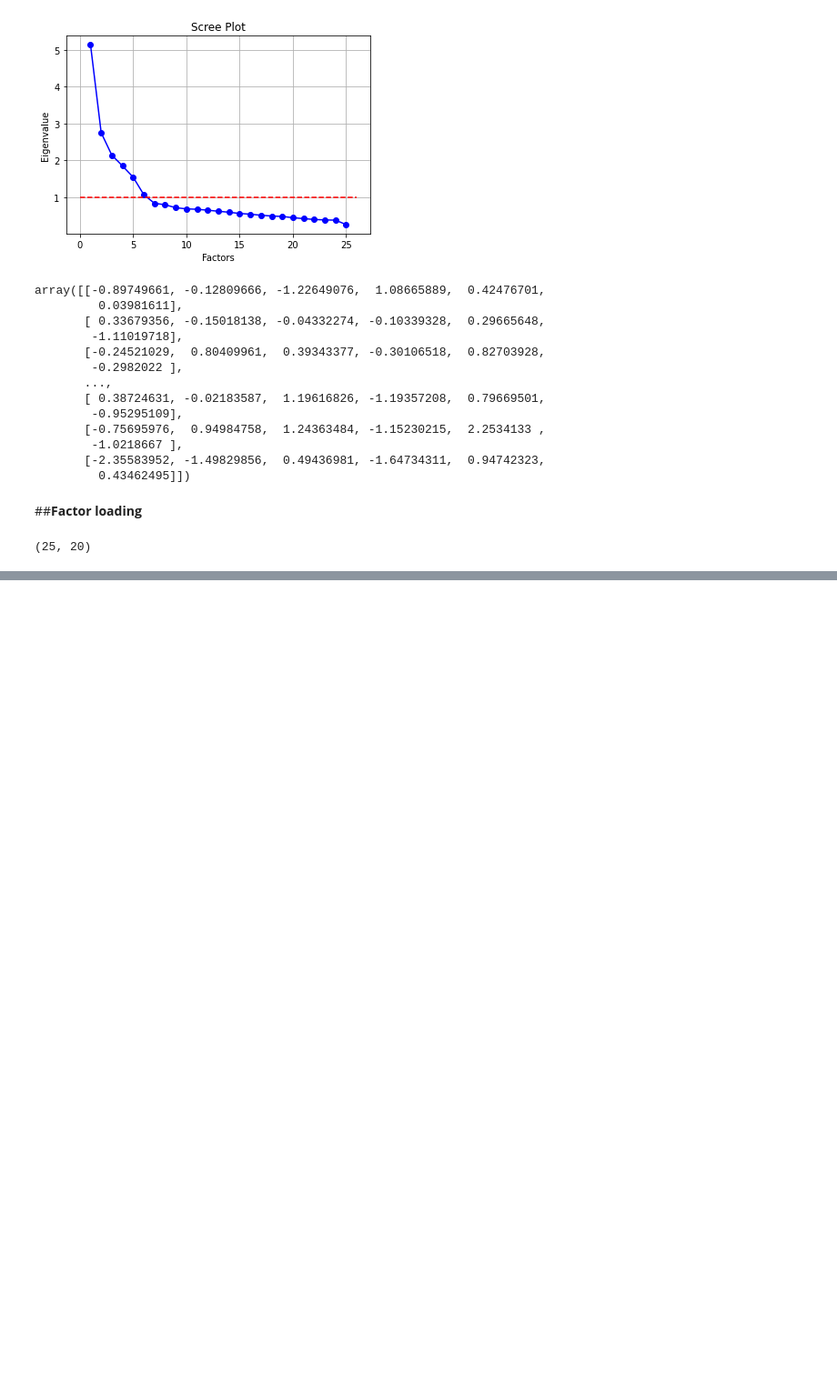
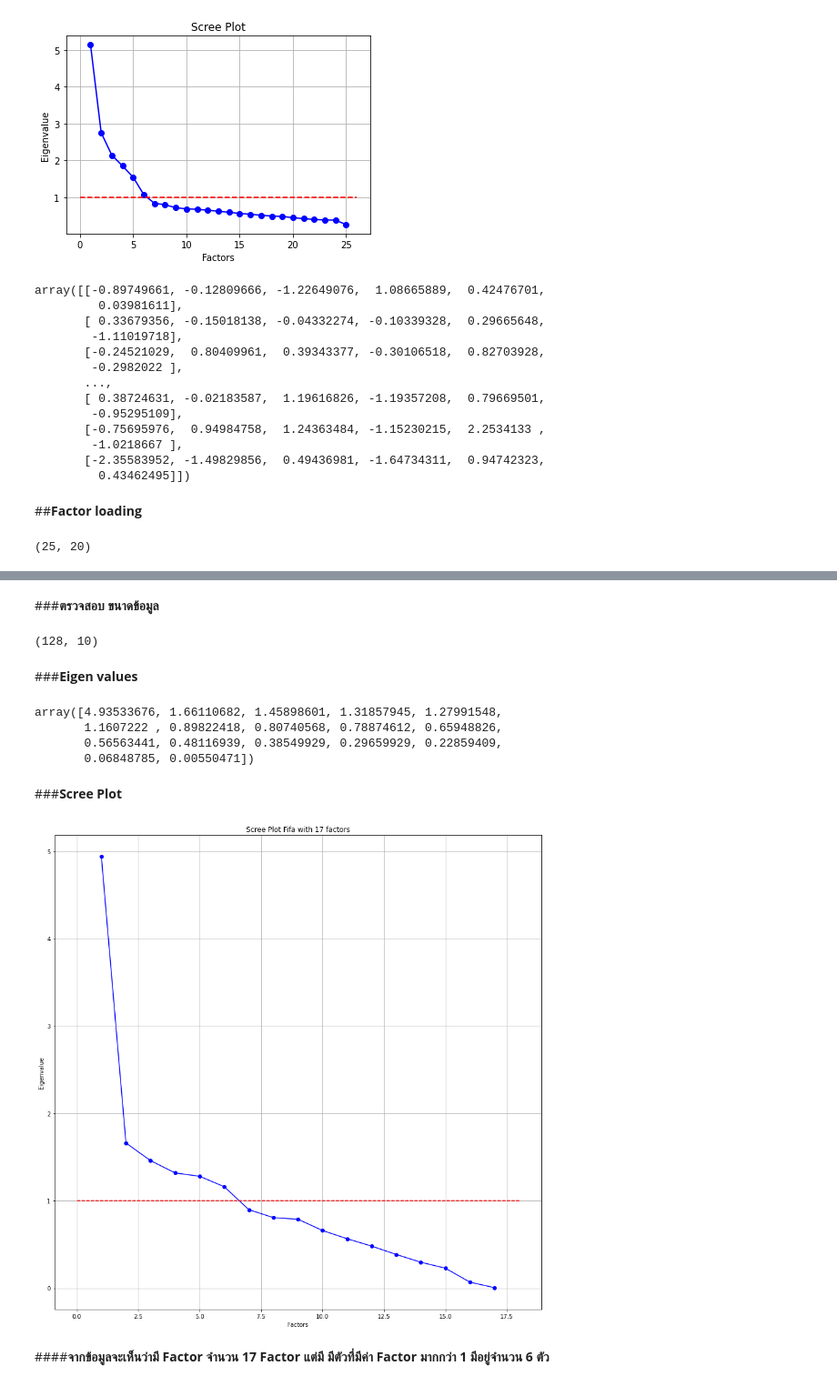
Before and after one commit to gameaphiwat/Multivariate, a Jupyter notebook: Chapter_5_Factor_Analysis.ipynb, the cells around one changed output, grey strips where cells are left out. Shown: that part at 91% size. Drawn from its saved outputs; the diff is of its cells as text; code cells hidden in the pictures; blank space fills up the shorter version.

```diff
--- a/Chapter_5_Factor_Analysis.ipynb
+++ b/Chapter_5_Factor_Analysis.ipynb
@@ -184,0 +275,3 @@ fa.loadings_.shape
+# %%
+example_drop = example.iloc[:,3:20]
+example_drop
@@ -184,0 +332,2 @@ fa.loadings_.shape
+# %%
+example_fa = FactorAnalyzer(n_factors=10)
@@ -184,0 +336,32 @@ fa.loadings_.shape
+# %%
+data_example_fa = example_fa.fit_transform(example_drop)
+# %% [markdown]
+###**ตรวจสอบ ขนาดข้อมูล**
+# %%
+data_example_fa.shape
+# %% [output]
+(128, 10)
+# %% [markdown]
+###**Eigen values**
+# %%
+ev,v = example_fa.get_eigenvalues()
+ev
+# %% [output]
+array([4.93533676, 1.66110682, 1.45898601, 1.31857945, 1.27991548,
+       1.1607222 , 0.89822418, 0.80740568, 0.78874612, 0.65948826,
+       0.56563441, 0.48116939, 0.38549929, 0.29659929, 0.22859409,
+       0.06848785, 0.00550471])
+# %% [markdown]
+###**Scree Plot**
+# %%
+plt.plot(range(1,example_drop.shape[1]+1),ev,'bo-')
+plt.plot([0,example_drop.shape[1]+1],[1,1],'r--')
+plt.title('Scree Plot Fifa with 17 factors')
+plt.xlabel('Factors')
+plt.ylabel('Eigenvalue')
+plt.grid()
+plt.show()
+# %% [output]
+[figure, added]
+# %% [markdown]
+####**จากข้อมูลจะเห็นว่ามี Factor จำนวน 17 Factor แต่มี มีตัวที่มีค่า Factor มากกว่า 1 มีอยู่จำนวน 6 ตัว**
```
Also changed, not shown: parts of 43 cells of this notebook.
